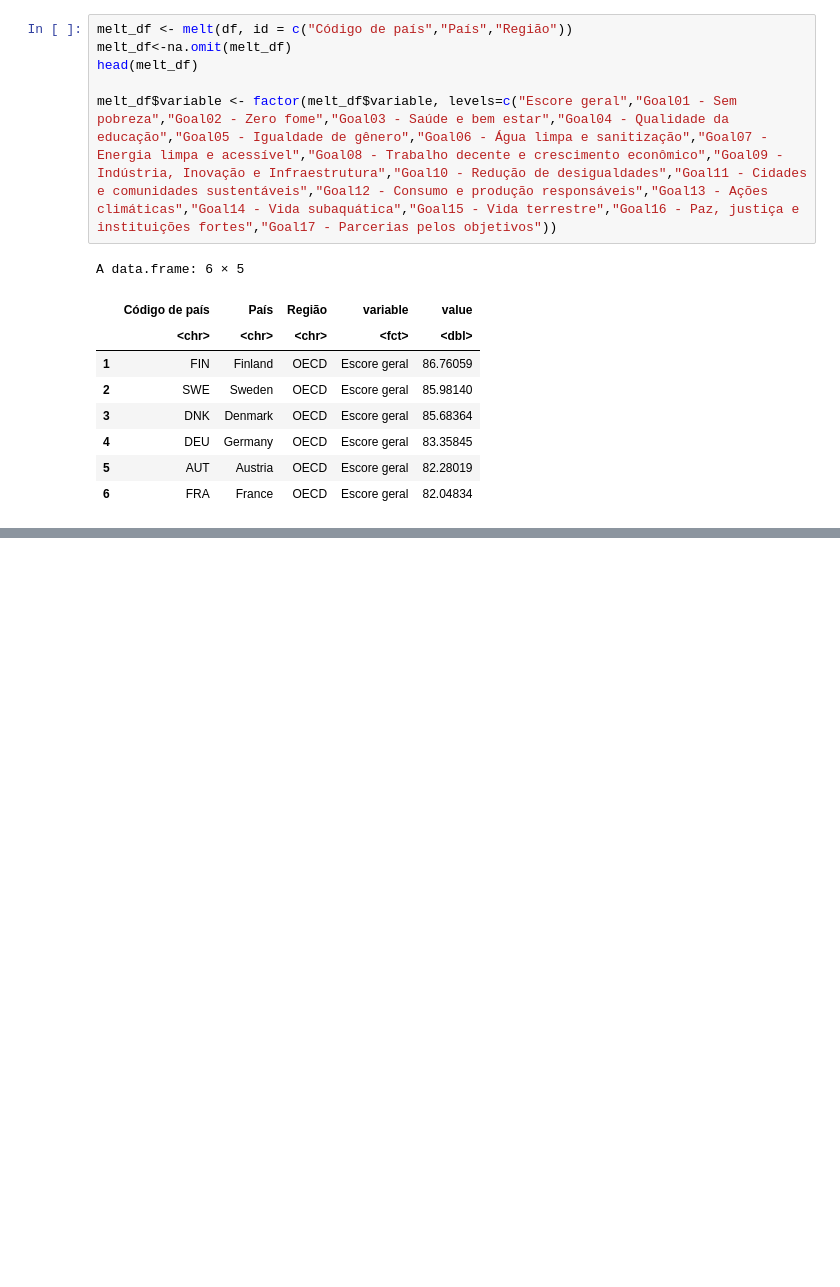
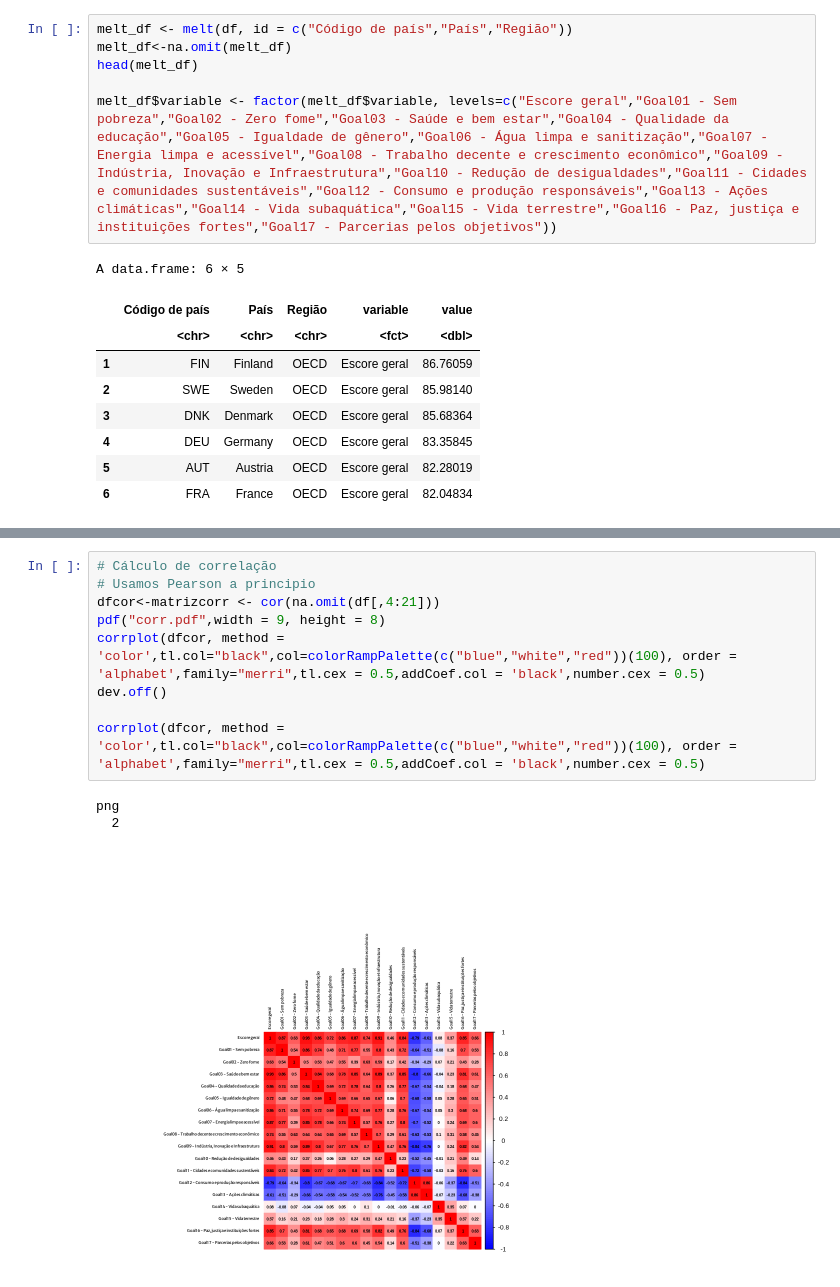
Before and after one commit to ramonferrari/mpgc_ti, a Jupyter notebook: DAV_S2023_Códigos_Pré_Projeto.ipynb, the cells around one changed output, grey strips where cells are left out. Cells and saved outputs as stored; diff of their text form; blank space fills up the shorter version.

```diff
--- a/DAV_S2023_Códigos_Pré_Projeto.ipynb
+++ b/DAV_S2023_Códigos_Pré_Projeto.ipynb
@@ -191,0 +327,13 @@ A tibble: 18 × 3
+# %%
+# Cálculo de correlação
+# Usamos Pearson a principio
+dfcor<-matrizcorr <- cor(na.omit(df[,4:21]))
+pdf("corr.pdf",width = 9, height = 8)
+corrplot(dfcor, method = 'color',tl.col="black",col=colorRampPalette(c("blue","white","red"))(100), order = 'alphabet',family="merri",tl.cex = 0.5,addCoef.col = 'black',number.cex = 0.5)
+dev.off()
+
+corrplot(dfcor, method = 'color',tl.col="black",col=colorRampPalette(c("blue","white","red"))(100), order = 'alphabet',family="merri",tl.cex = 0.5,addCoef.col = 'black',number.cex = 0.5)
+# %% [output]
+png
+  2
+[figure, added]
```
Also changed, not shown: parts of 14 cells of this notebook.
